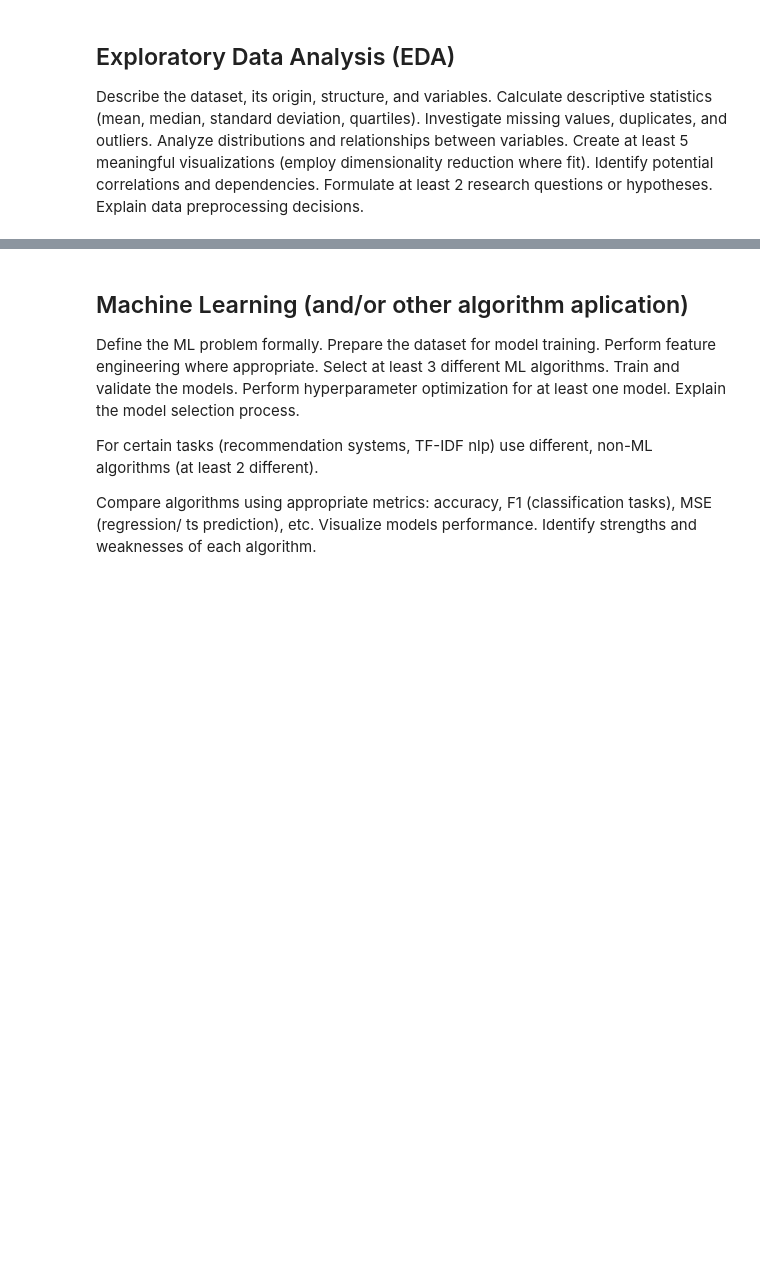
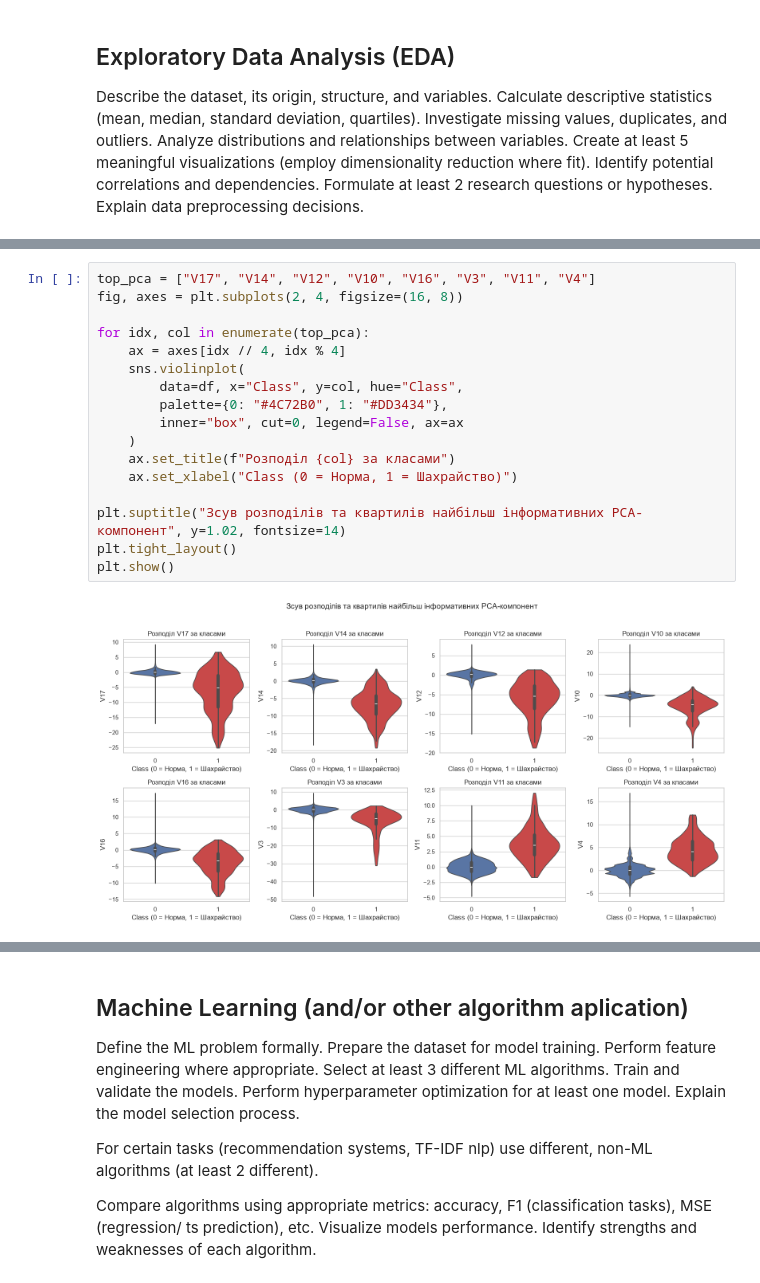
Before and after one commit to OleksandrKyrstiuk/ida-labs, a Jupyter notebook: assignement-4.ipynb, the cells around one changed output, grey strips where cells are left out. Cells and saved outputs as stored; diff of their text form; blank space fills up the shorter version.

```diff
--- a/assignement-4.ipynb
+++ b/assignement-4.ipynb
@@ -94,0 +326,19 @@ Describe the dataset, its origin, structure, and variables. Calculate descriptiv
+# %%
+top_pca = ["V17", "V14", "V12", "V10", "V16", "V3", "V11", "V4"]
+fig, axes = plt.subplots(2, 4, figsize=(16, 8))
+
+for idx, col in enumerate(top_pca):
+    ax = axes[idx // 4, idx % 4]
+    sns.violinplot(
+        data=df, x="Class", y=col, hue="Class",
+        palette={0: "#4C72B0", 1: "#DD3434"},
+        inner="box", cut=0, legend=False, ax=ax
+    )
+    ax.set_title(f"Розподіл {col} за класами")
+    ax.set_xlabel("Class (0 = Норма, 1 = Шахрайство)")
+
+plt.suptitle("Зсув розподілів та квартилів найбільш інформативних PCA-компонент", y=1.02, fontsize=14)
+plt.tight_layout()
+plt.show()
+# %% [output]
+[figure, added]
```
Also changed, not shown: parts of 26 cells of this notebook.
